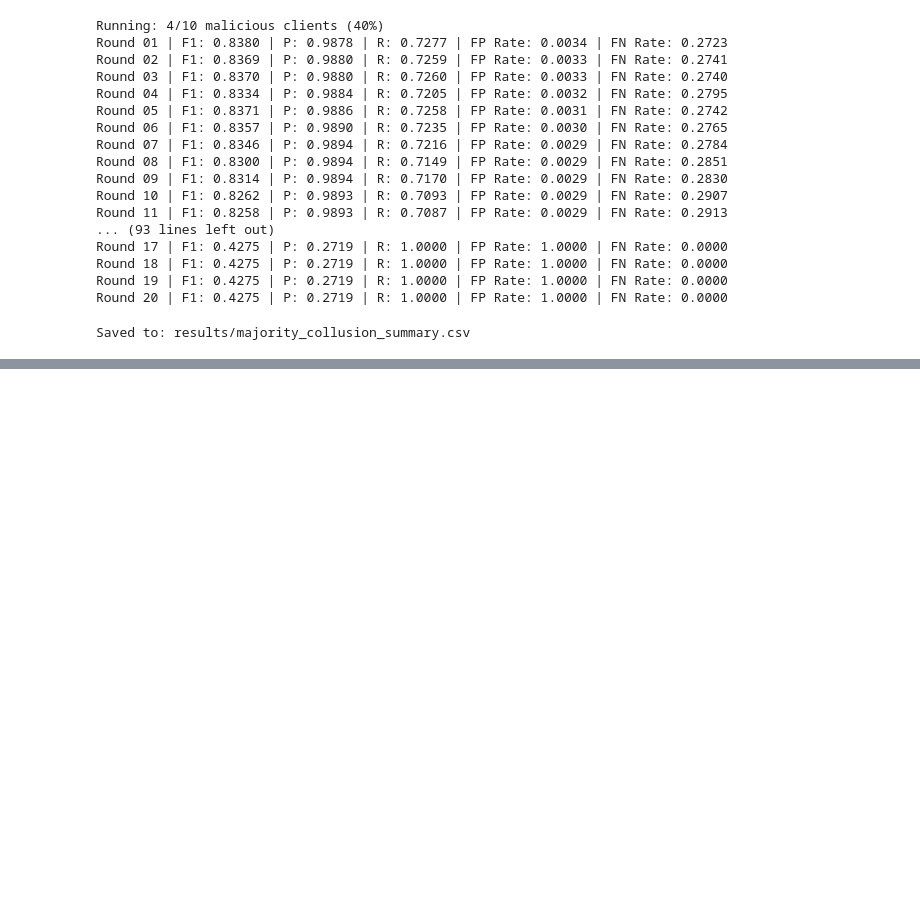
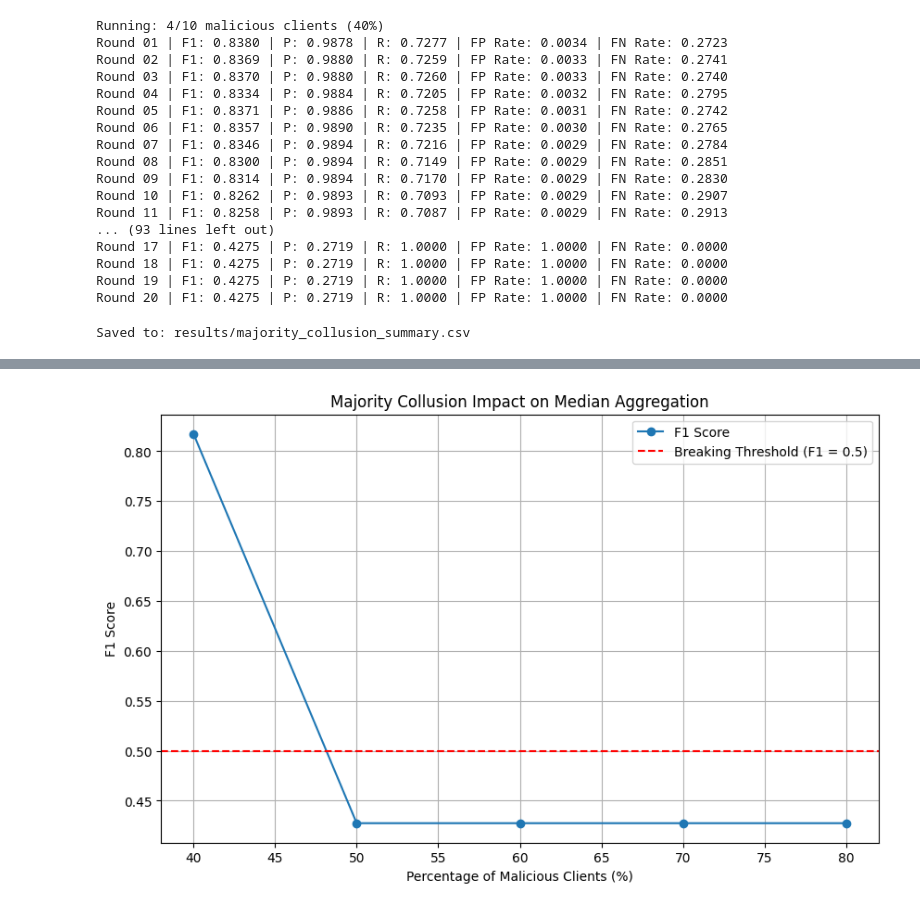
Before and after one commit to aztecx/FL-IDS-Surveillance, a Jupyter notebook: notebooks/07_Targetted_Adversarial_Robustness.ipynb, the cells around one changed output, grey strips where cells are left out. Cells and saved outputs as stored; diff of their text form; code cells hidden in the pictures; blank space fills up the shorter version.

```diff
--- a/notebooks/07_Targetted_Adversarial_Robustness.ipynb
+++ b/notebooks/07_Targetted_Adversarial_Robustness.ipynb
@@ -274,0 +291,14 @@ Saved to: results/majority_collusion_summary.csv
+# %%
+import matplotlib.pyplot as plt
+
+plt.figure(figsize=(10, 6))
+plt.plot(df_collusion["Malicious %"] * 100, df_collusion["F1 Score"], marker='o', label="F1 Score")
+plt.axhline(y=0.5, color='red', linestyle='--', label="Breaking Threshold (F1 = 0.5)")
+plt.title("Majority Collusion Impact on Median Aggregation")
+plt.xlabel("Percentage of Malicious Clients (%)")
+plt.ylabel("F1 Score")
+plt.grid(True)
+plt.legend()
+plt.show()
+# %% [output]
+[figure, added]
```
Also changed, not shown: parts of 6 cells of this notebook, 1 other file.
